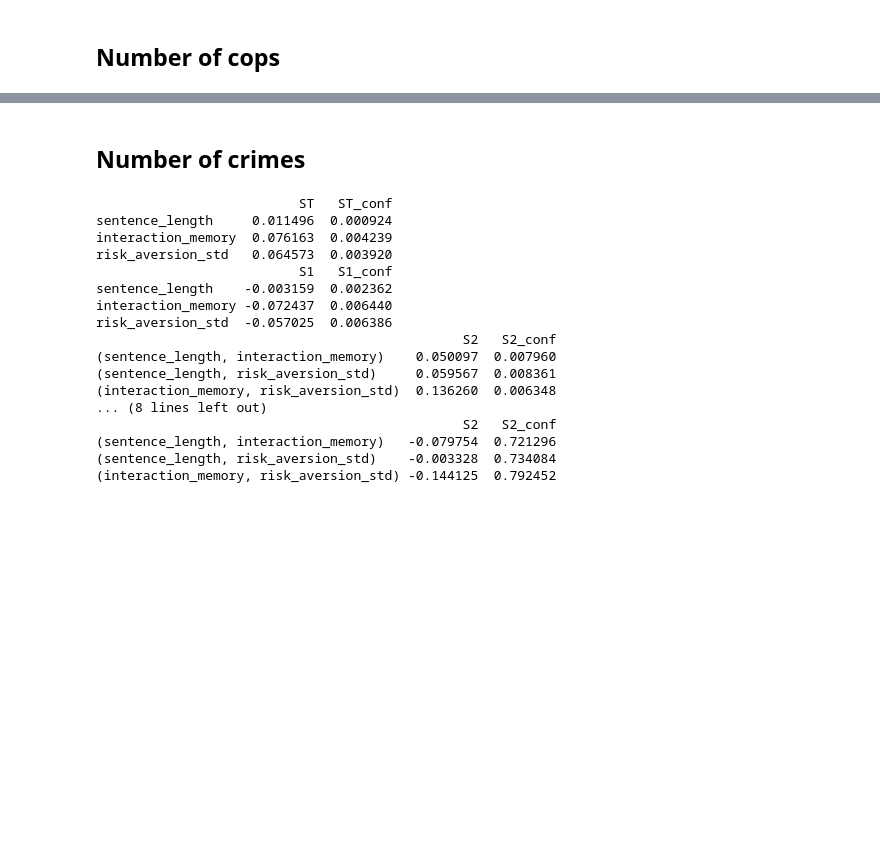
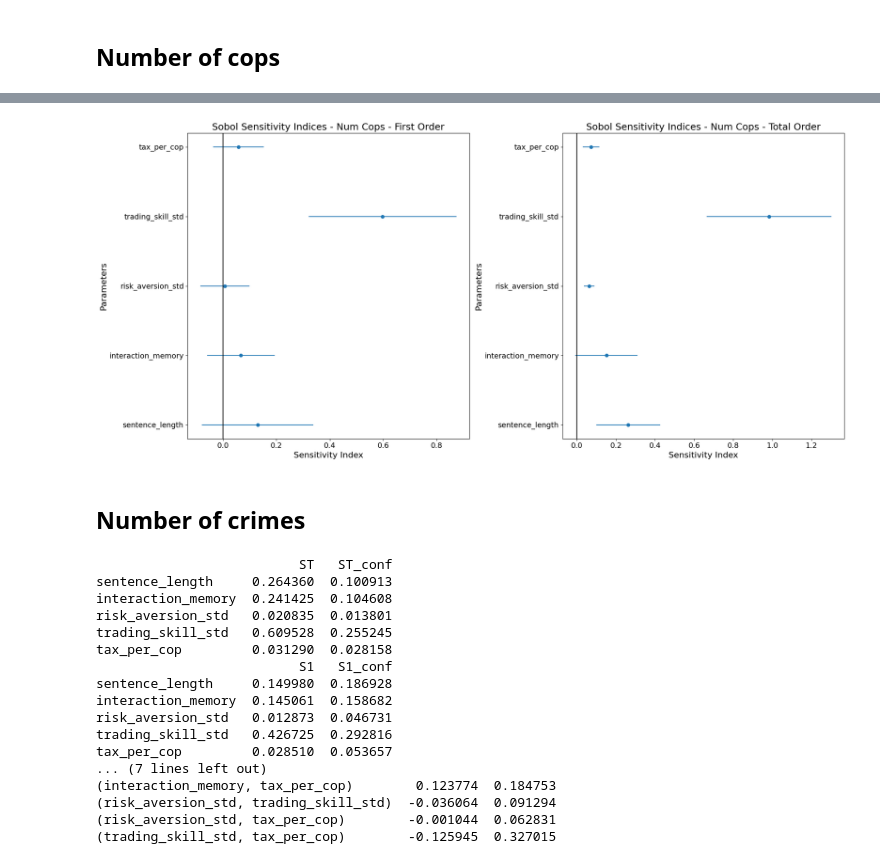
Before and after one commit to nabilasiregar/abm-project, a Jupyter notebook: notebooks/sensitivity_analysis_Global.ipynb, the cells around one changed output, grey strips where cells are left out. Drawn from its saved outputs; the diff is of its cells as text; code cells hidden in the pictures; blank space fills up the shorter version.

```diff
--- a/notebooks/sensitivity_analysis_Global.ipynb
+++ b/notebooks/sensitivity_analysis_Global.ipynb
@@ -365,23 +105,26 @@ plt.show()
+# %%
+plot_first_and_total_order(S_i_cops_last, problem['names'], title='Sobol Sensitivity Indices - Num Cops', title_fontsize=18, label_fontsize=16, tick_fontsize=14)
+# %% [output]
+[figure, added]
 # %% [markdown]
 ## Number of crimes
 # %%
-S_i_crimes_all_1 = sobol.analyze(problem, data_all_steps_1['num_crimes_committed'].values, print_to_console=True, calc_second_order=True)
-S_i_crimes_last_1 = sobol.analyze(problem, data_last_step_1['num_crimes_committed'].values, print_to_console=True, calc_second_order=True)
+S_i_crimes_last= sobol.analyze(problem, results['num_crimes_committed'].values, print_to_console=True, calc_second_order=True)
 # %% [output]
                           ST   ST_conf
-sentence_length     0.011496  0.000924
-interaction_memory  0.076163  0.004239
-risk_aversion_std   0.064573  0.003920
+sentence_length     0.264360  0.100913
+interaction_memory  0.241425  0.104608
+risk_aversion_std   0.020835  0.013801
+trading_skill_std   0.609528  0.255245
+tax_per_cop         0.031290  0.028158
                           S1   S1_conf
-sentence_length    -0.003159  0.002362
-interaction_memory -0.072437  0.006440
-risk_aversion_std  -0.057025  0.006386
-                                               S2   S2_conf
-(sentence_length, interaction_memory)    0.050097  0.007960
-(sentence_length, risk_aversion_std)     0.059567  0.008361
-(interaction_memory, risk_aversion_std)  0.136260  0.006348
-... (8 lines left out)
-                                               S2   S2_conf
-(sentence_length, interaction_memory)   -0.079754  0.721296
-(sentence_length, risk_aversion_std)    -0.003328  0.734084
-(interaction_memory, risk_aversion_std) -0.144125  0.792452
+sentence_length     0.149980  0.186928
+interaction_memory  0.145061  0.158682
+risk_aversion_std   0.012873  0.046731
+trading_skill_std   0.426725  0.292816
+tax_per_cop         0.028510  0.053657
+... (7 lines left out)
+(interaction_memory, tax_per_cop)        0.123774  0.184753
+(risk_aversion_std, trading_skill_std)  -0.036064  0.091294
+(risk_aversion_std, tax_per_cop)        -0.001044  0.062831
+(trading_skill_std, tax_per_cop)        -0.125945  0.327015
```
Also changed, not shown: parts of 33 cells of this notebook.
